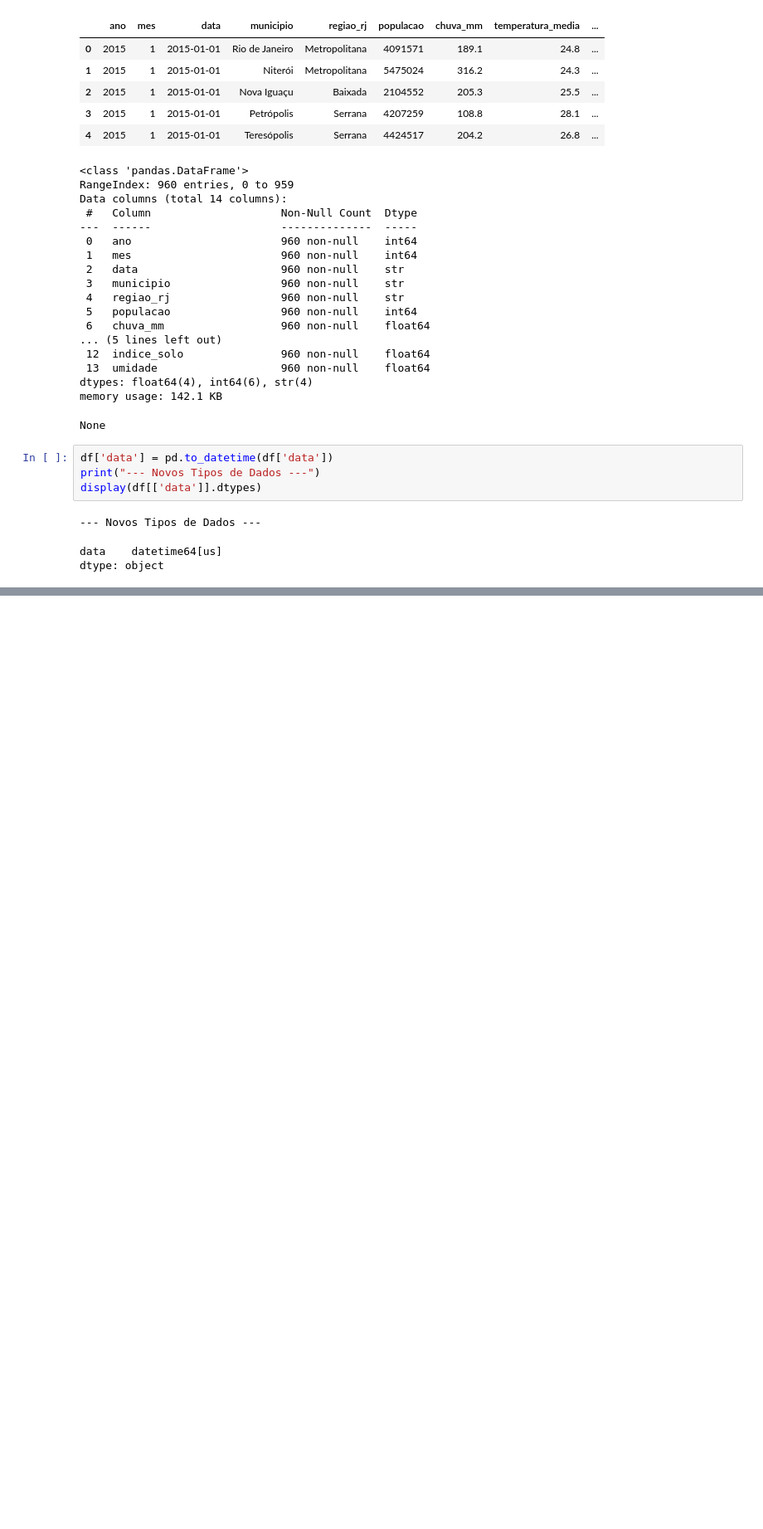
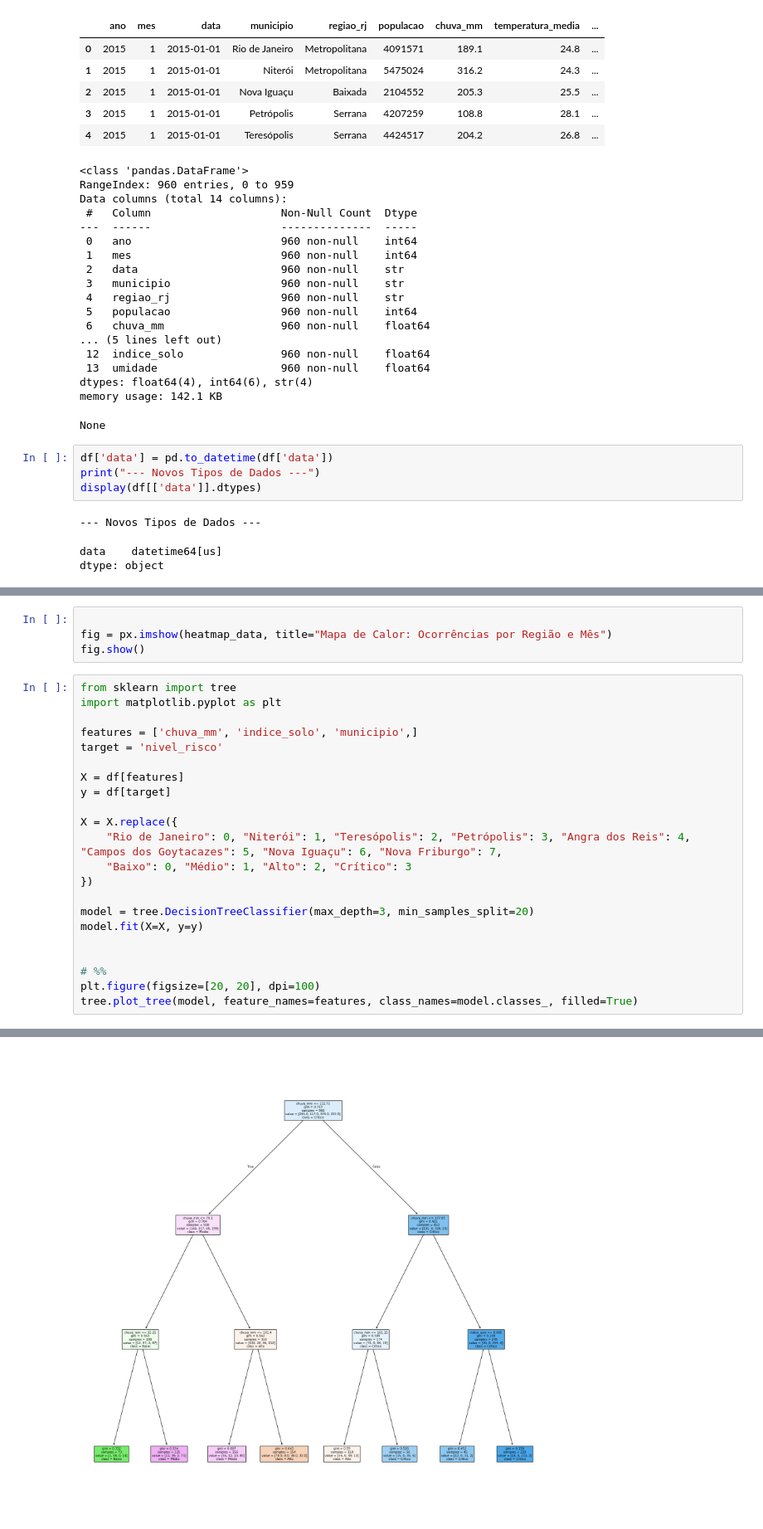
Before and after one commit to bercezar/projeto-georisk, a Jupyter notebook: notebooks/analise.ipynb, the cells around one changed output, grey strips where cells are left out. Shown at 83% size. Drawn from its saved outputs; the diff is of its cells as text; blank space fills up the shorter version.

```diff
--- a/notebooks/analise.ipynb
+++ b/notebooks/analise.ipynb
@@ -66,0 +156,27 @@ dtype: int64
+# %%
+
+fig = px.imshow(heatmap_data, title="Mapa de Calor: Ocorrências por Região e Mês")
+fig.show()
+# %%
+from sklearn import tree
+import matplotlib.pyplot as plt
+
+features = ['chuva_mm', 'indice_solo', 'municipio',]
+target = 'nivel_risco'
+
+X = df[features]
+y = df[target]
+
+X = X.replace({
+    "Rio de Janeiro": 0, "Niterói": 1, "Teresópolis": 2, "Petrópolis": 3, "Angra dos Reis": 4, "Campos dos Goytacazes": 5, "Nova Iguaçu": 6, "Nova Friburgo": 7,
+    "Baixo": 0, "Médio": 1, "Alto": 2, "Crítico": 3
+})
+
+model = tree.DecisionTreeClassifier(max_depth=3, min_samples_split=20)
+model.fit(X=X, y=y)
+
+
+# %%
+plt.figure(figsize=[20, 20], dpi=100)
+tree.plot_tree(model, feature_names=features, class_names=model.classes_, filled=True)
+# %% [output]
@@ -66,0 +200 @@ dtype: int64
+[figure, added]
```
Also changed, not shown: parts of 14 cells of this notebook, 1 other file.
